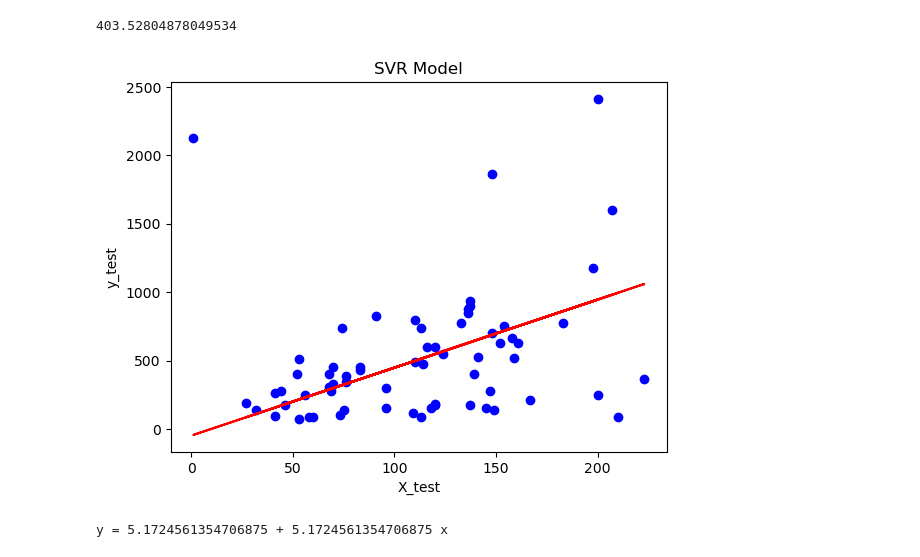
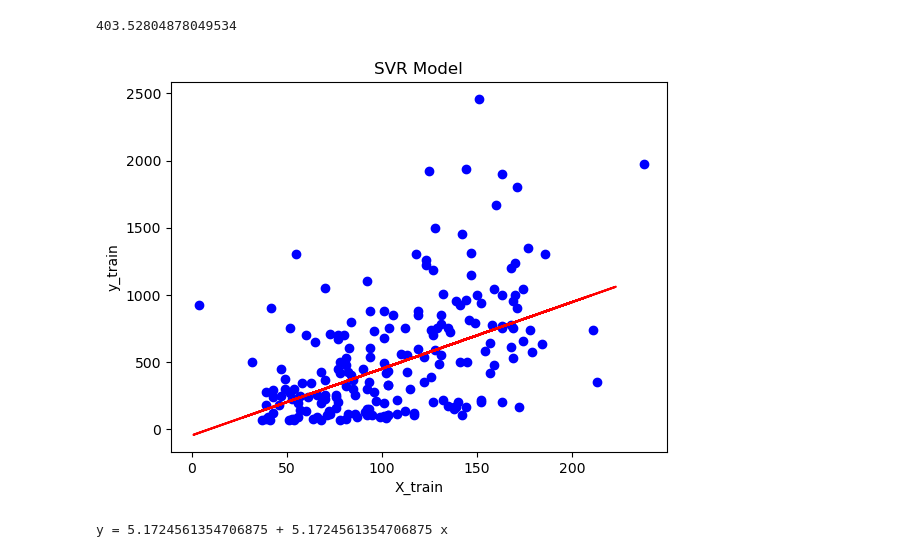
Before and after one commit to abdurrezzakekidi/DataScienceJourney, a Jupyter notebook: data science/ML_Nonlinear_Regression_Models.ipynb, the cells around one changed output. Drawn from its saved outputs; the diff is of its cells as text; code cells hidden in the pictures.

```diff
--- a/data science/ML_Nonlinear_Regression_Models.ipynb
+++ b/data science/ML_Nonlinear_Regression_Models.ipynb
@@ -185,18 +185,18 @@ Name: Hits, dtype: float64
 # %%
 y_pred = svr_model.predict(X_test)
 # %%
-plt.scatter(X_test, y_test, color="blue")
+plt.scatter(X_train, y_train, color="blue")
 
 # Modelin tahmin ettiği değerleri çizdirin
 plt.plot(X_test, y_pred, color="red")
 
 # Grafik başlıkları ve etiketleri
-plt.xlabel('X_test')
-plt.ylabel('y_test')
+plt.xlabel('X_train')
+plt.ylabel('y_train')
 plt.title('SVR Model')
 plt.show()
 # %% [output]
-[figure, old version]
+[figure, new version]
 # %%
 from sklearn.linear_model import LinearRegression
 lm_model = LinearRegression().fit(X_train, y_train)
```
Also changed, not shown: parts of 144 cells of this notebook.
